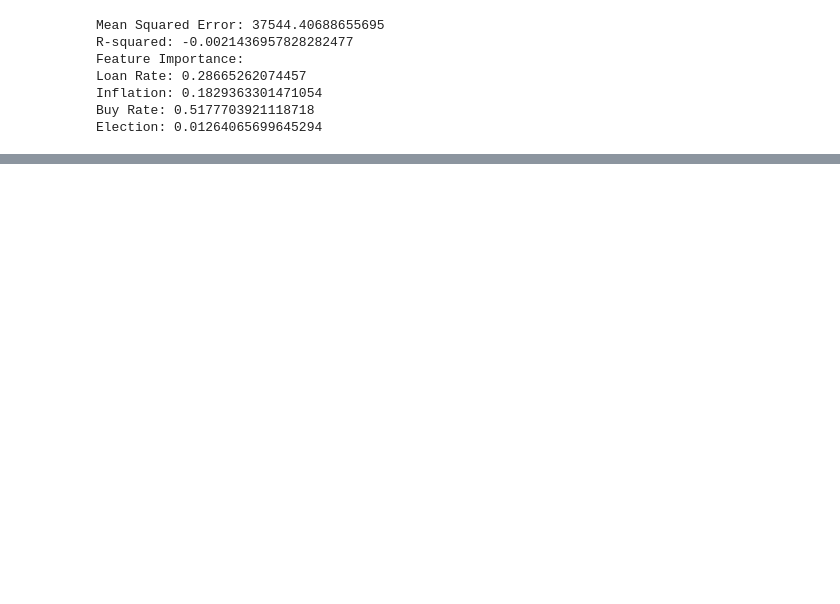
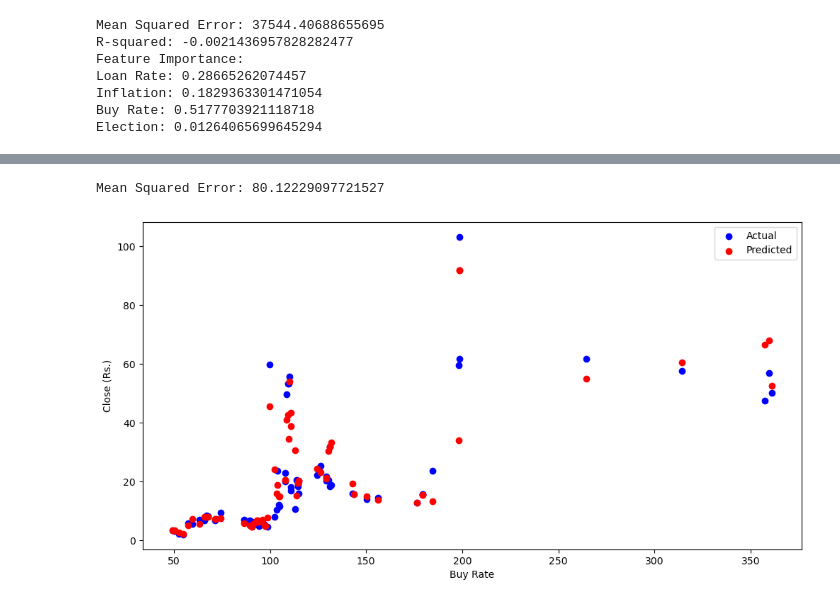
Before and after one commit to kelumKP/CIS7017, a Jupyter notebook: SOURCE_CODE/random_forest.ipynb, the cells around one changed output, grey strips where cells are left out. Drawn from its saved outputs; the diff is of its cells as text; code cells hidden in the pictures; blank space fills up the shorter version.

```diff
--- a/SOURCE_CODE/random_forest.ipynb
+++ b/SOURCE_CODE/random_forest.ipynb
@@ -45,0 +132,43 @@ Election: 0.01264065699645294
+# %%
+# Import the necessary libraries
+from sklearn.ensemble import RandomForestRegressor
+from sklearn.model_selection import train_test_split
+from sklearn.metrics import mean_squared_error
+import pandas as pd
+import numpy as np
+import matplotlib.pyplot as plt
+
+# Load and prepare your dataset
+# Replace 'your_data.csv' with your dataset file path
+df = pd.read_csv('./all_data.csv')
+selected_label = 'BOGA.N0000'
+df = df.loc[df['Label'] == selected_label]
+# Assuming 'Loan Rate' and 'Close (Rs.)' are the column names
+X = df[['Buy Rate']]
+y = df['Close (Rs.)']
+
+# Split the data into training and testing sets
+X_train, X_test, y_train, y_test = train_test_split(X, y, test_size=0.2, random_state=42)
+
+# Create and train the Random Forest model
+model = RandomForestRegressor(n_estimators=100, random_state=42)  # You can adjust hyperparameters
+model.fit(X_train, y_train)
+
+# Make predictions on the test data
+predictions = model.predict(X_test)
+
+# Evaluate the model using Mean Squared Error (MSE)
+mse = mean_squared_error(y_test, predictions)
+print(f"Mean Squared Error: {mse}")
+
+# Visualize the predictions
+plt.figure(figsize=(12, 6))
+plt.scatter(X_test, y_test, color='blue', label='Actual')
+plt.scatter(X_test, predictions, color='red', label='Predicted')
+plt.xlabel("Buy Rate")
+plt.ylabel("Close (Rs.)")
+plt.legend()
+plt.show()
+# %% [output]
+Mean Squared Error: 80.12229097721527
+[figure, added]
```
Also changed, not shown: parts of 3 cells of this notebook, 6 other files.
